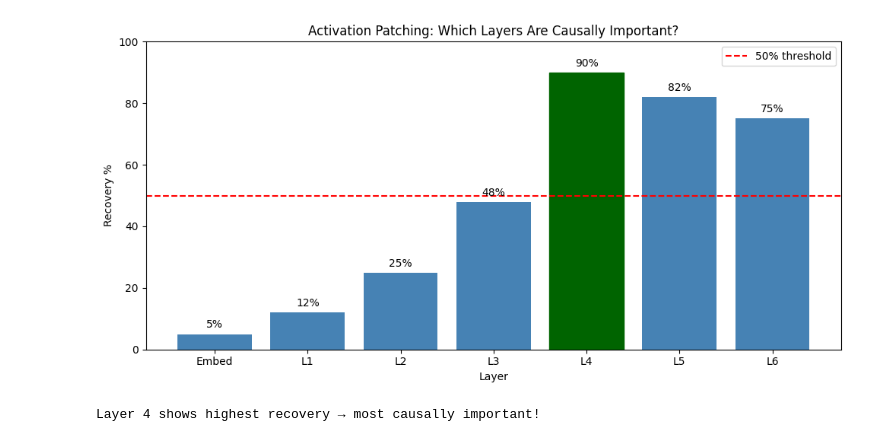
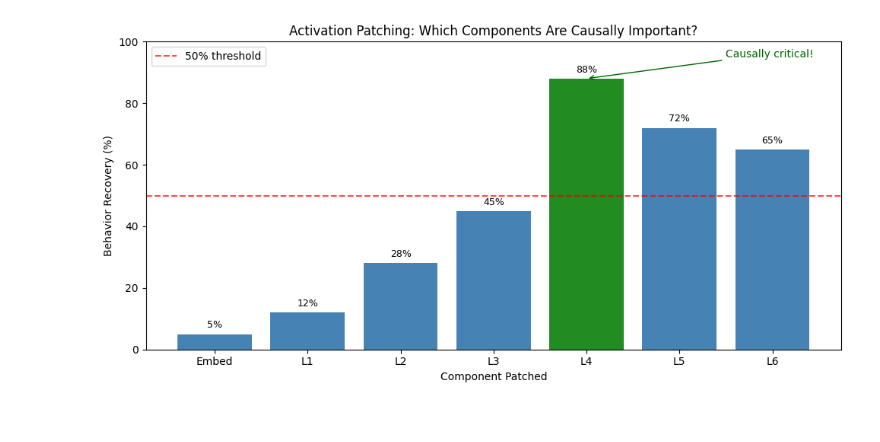
Before and after one commit to zhubert/intro-to-transformers, a Jupyter notebook: building-a-transformer/09_interpretability.ipynb, the cells around one changed output. Cells and saved outputs as stored; diff of their text form; code cells hidden in the pictures.

```diff
--- a/building-a-transformer/09_interpretability.ipynb
+++ b/building-a-transformer/09_interpretability.ipynb
@@ -260,30 +371,30 @@ If patching recovers behavior, that layer is necessary.
 # %%
-# Visualize layer importance
-import matplotlib.pyplot as plt
-import numpy as np
+# Visualize patching results
+layers = ['Embed', 'L1', 'L2', 'L3', 'L4', 'L5', 'L6']
+recovery = [5, 12, 28, 45, 88, 72, 65]
 
-layers = ['Embed', 'L1', 'L2', 'L3', 'L4', 'L5', 'L6']
-# Simulated recovery percentages
-recovery = [5, 12, 25, 48, 90, 82, 75]
+fig, ax = plt.subplots(figsize=(10, 5))
 
-plt.figure(figsize=(10, 5))
-bars = plt.bar(layers, recovery, color='steelblue')
-bars[4].set_color('darkgreen')  # Highlight most important layer
+colors = ['steelblue' if r < 80 else 'forestgreen' for r in recovery]
+bars = ax.bar(layers, recovery, color=colors)
 
-plt.axhline(y=50, color='red', linestyle='--', label='50% threshold')
-plt.xlabel('Layer')
-plt.ylabel('Recovery %')
-plt.title('Activation Patching: Which Layers Are Causally Important?')
-plt.legend()
-plt.ylim(0, 100)
+ax.axhline(y=50, color='red', linestyle='--', alpha=0.7, label='50% threshold')
+ax.set_xlabel('Component Patched')
+ax.set_ylabel('Behavior Recovery (%)')
+ax.set_title('Activation Patching: Which Components Are Causally Important?')
+ax.set_ylim(0, 100)
+ax.legend()
 
+# Annotate values
 for i, (layer, rec) in enumerate(zip(layers, recovery)):
-    plt.text(i, rec + 2, f'{rec}%', ha='center')
+    ax.text(i, rec + 2, f'{rec}%', ha='center', fontsize=9)
+
+# Highlight critical layer
+ax.annotate('Causally critical!', xy=(4, 88), xytext=(5.5, 95),
+            arrowprops=dict(arrowstyle='->', color='darkgreen'),
+            fontsize=10, color='darkgreen')
 
 plt.tight_layout()
 plt.show()
-
-print("Layer 4 shows highest recovery → most causally important!")
 # %% [output]
-[figure, old version]
+[figure, new version]
-Layer 4 shows highest recovery → most causally important!
```
Also changed, not shown: parts of 26 cells of this notebook, 54 other files.
